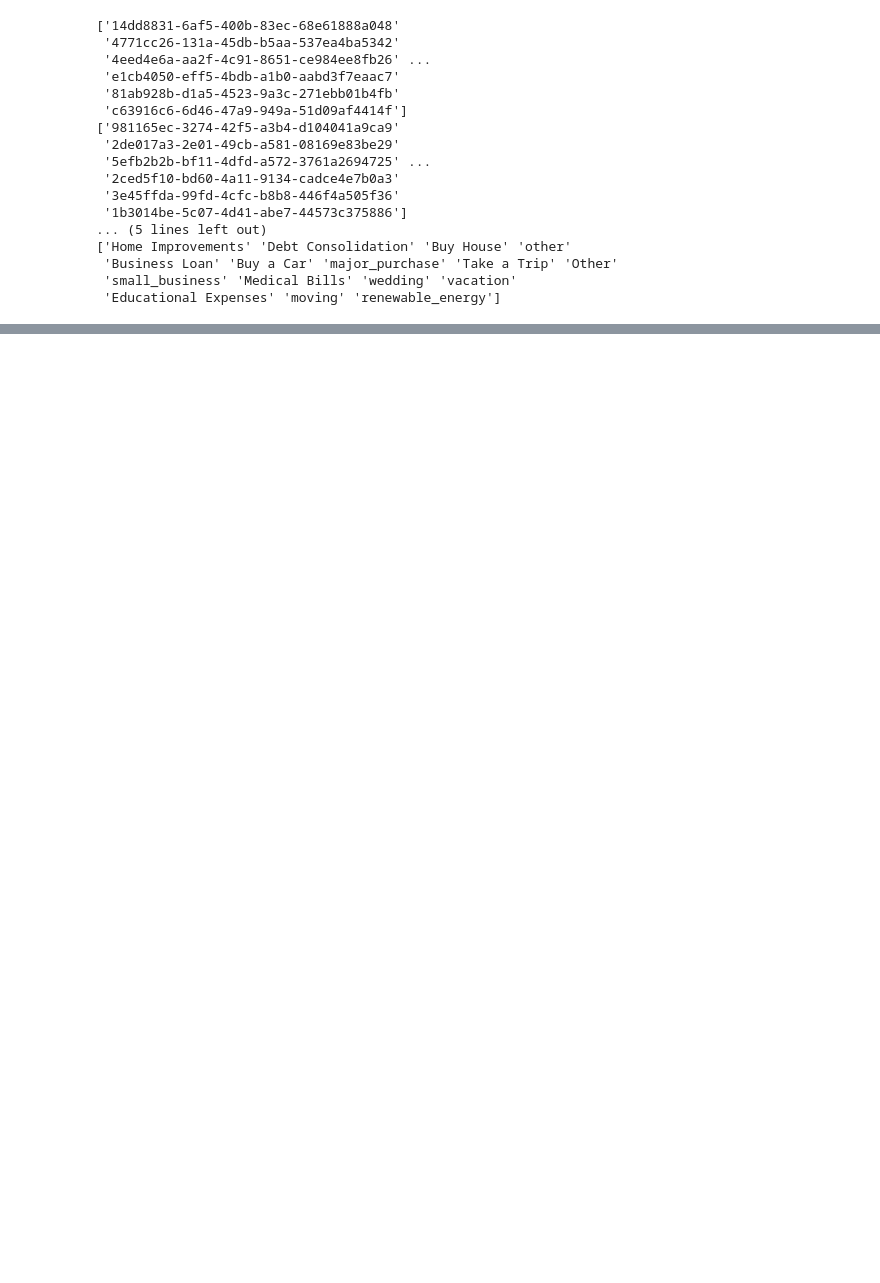
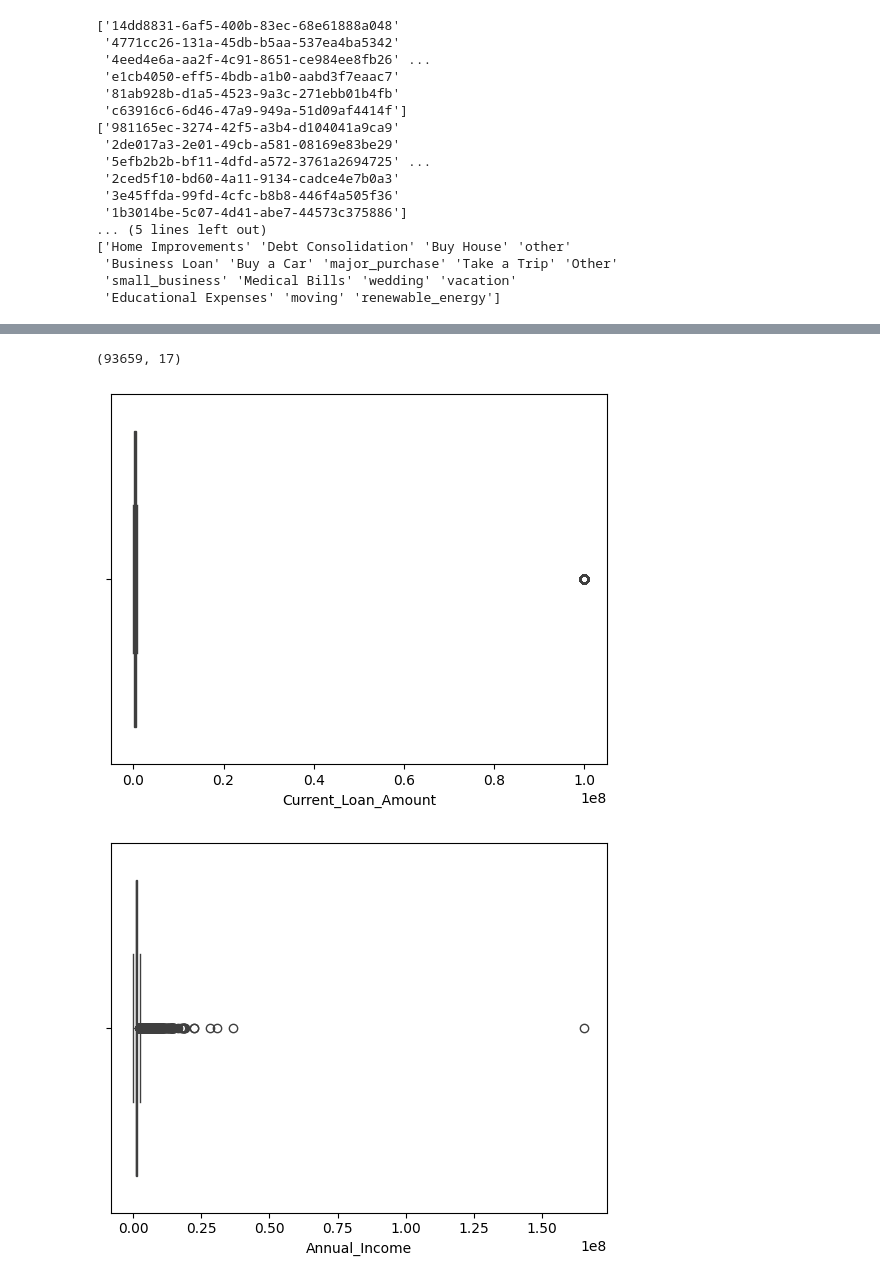
Before and after one commit to Spaceboy450/CreditRuiner, a Jupyter notebook: CREDIT_RUINER.ipynb, the cells around one changed output, grey strips where cells are left out. Cells and saved outputs as stored; diff of their text form; code cells hidden in the pictures; blank space fills up the shorter version.

```diff
--- a/CREDIT_RUINER.ipynb
+++ b/CREDIT_RUINER.ipynb
@@ -251,3 +250,5 @@ for i in list(data_credit.select_dtypes('object').columns):
  'Business Loan' 'Buy a Car' 'major_purchase' 'Take a Trip' 'Other'
  'small_business' 'Medical Bills' 'wedding' 'vacation'
  'Educational Expenses' 'moving' 'renewable_energy']
+# %%
+data_credit = data_credit.query('Purpose!="renewable_energy"')
@@ -253,0 +263,2 @@ for i in list(data_credit.select_dtypes('object').columns):
+# %%
+data_credit = data_credit.replace('HaveMortgage', 'Home Mortgage')
@@ -253,0 +289,14 @@ for i in list(data_credit.select_dtypes('object').columns):
+# %%
+data_credit = data_credit.query('(Monthly_Debt < 200000) & (Years_of_Credit_History < 60) &\
+(Number_of_Open_Accounts < 20) & (Number_of_Credit_Problems < 10) & (Current_Credit_Balance < (3 * (10)**7)) & (Bankruptcies<6)')
+# %%
+data_credit.shape
+# %% [output]
+(93659, 17)
+# %%
+for i in sus:
+    plt.figure()
+    sns.boxplot(x=data_credit[i])
+# %% [output]
+[figure, added]
+[figure, added]
```
Also changed, not shown: parts of 67 cells of this notebook.
